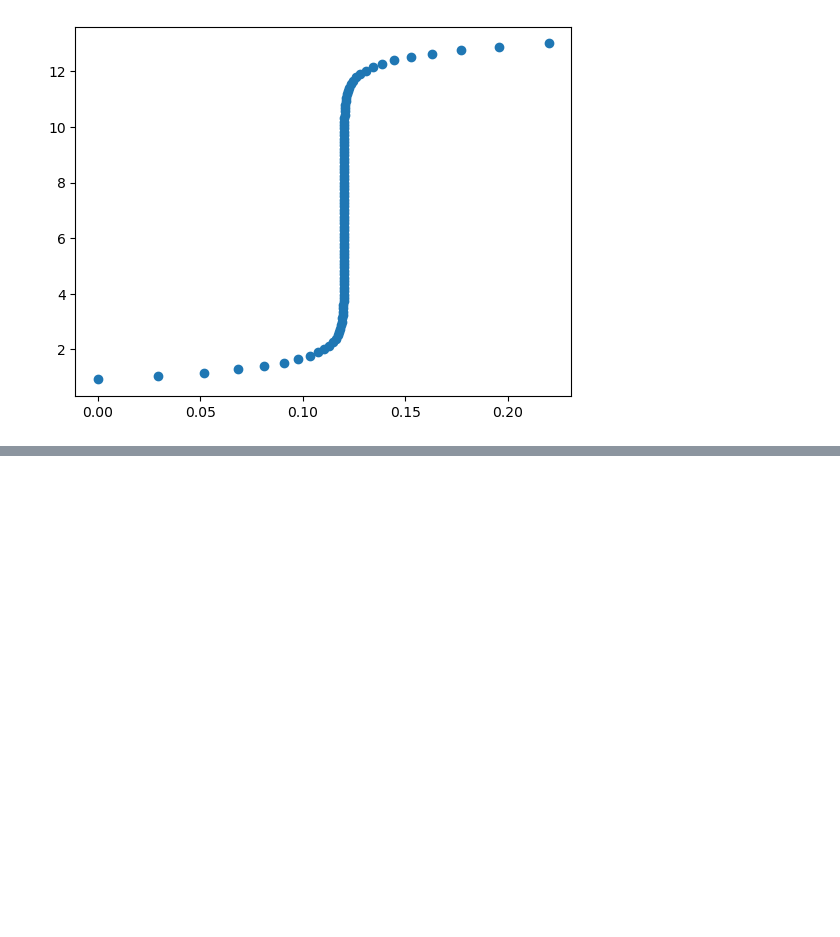
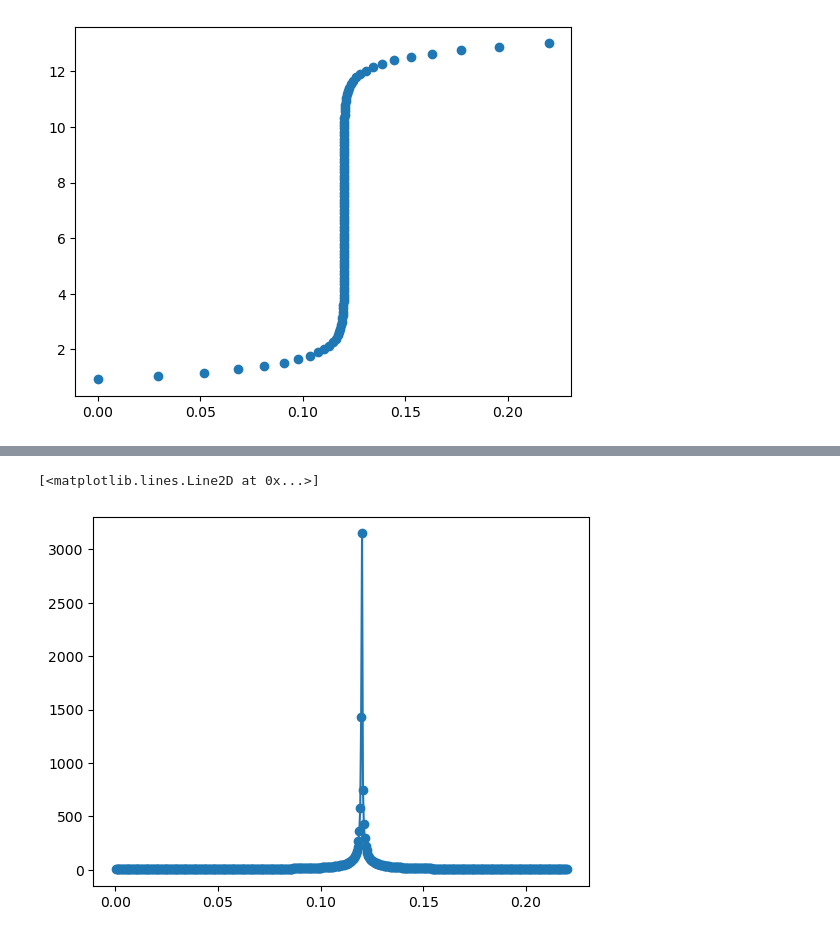
Before and after one commit to blinkletter/3530Biochem, a Jupyter notebook: TitrationAgain.ipynb, the cells around one changed output, grey strips where cells are left out. Saved outputs shown, nothing was run; the diff lists cells and outputs as text; code cells hidden in the pictures; blank space fills up the shorter version.

```diff
--- a/TitrationAgain.ipynb
+++ b/TitrationAgain.ipynb
@@ -113,3 +166,9 @@ plt.plot(x,y,"o")
+# %%
+dfdx = f2.derivative()
+plt.plot(x2,dfdx(x2),"o-")
+# %% [output]
+[<matplotlib.lines.Line2D at 0x...>]
+[figure, added]
 # %%
 pH = 0.9208  ## The initial pH of our sample as determined above
 Kw = 1E-14
```
Also changed, not shown: parts of 4 cells of this notebook, 2 other files.
